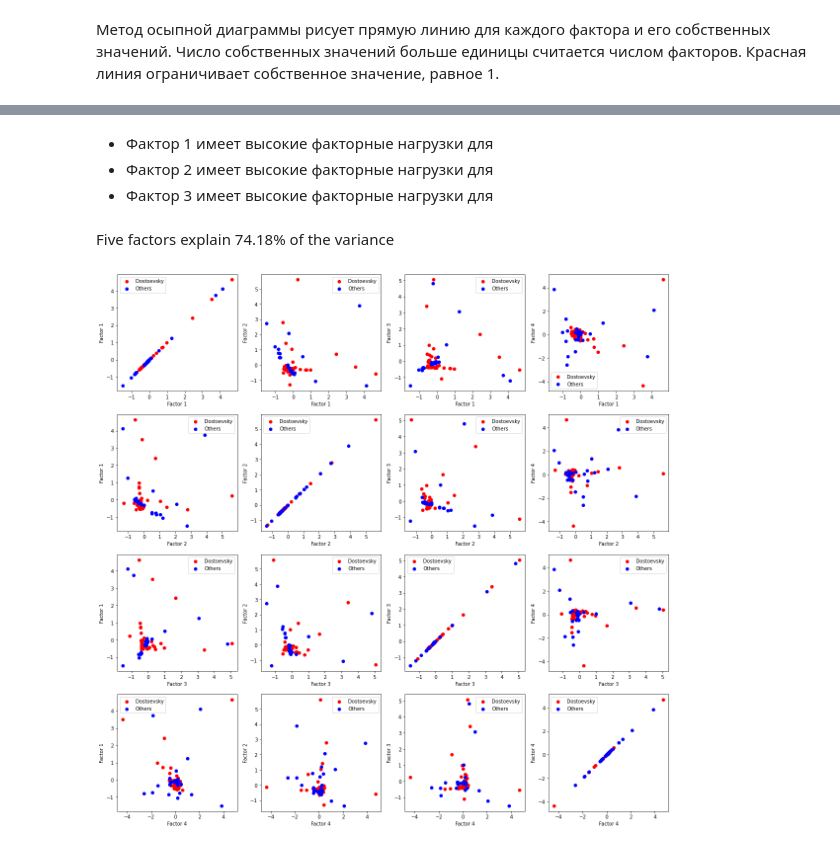
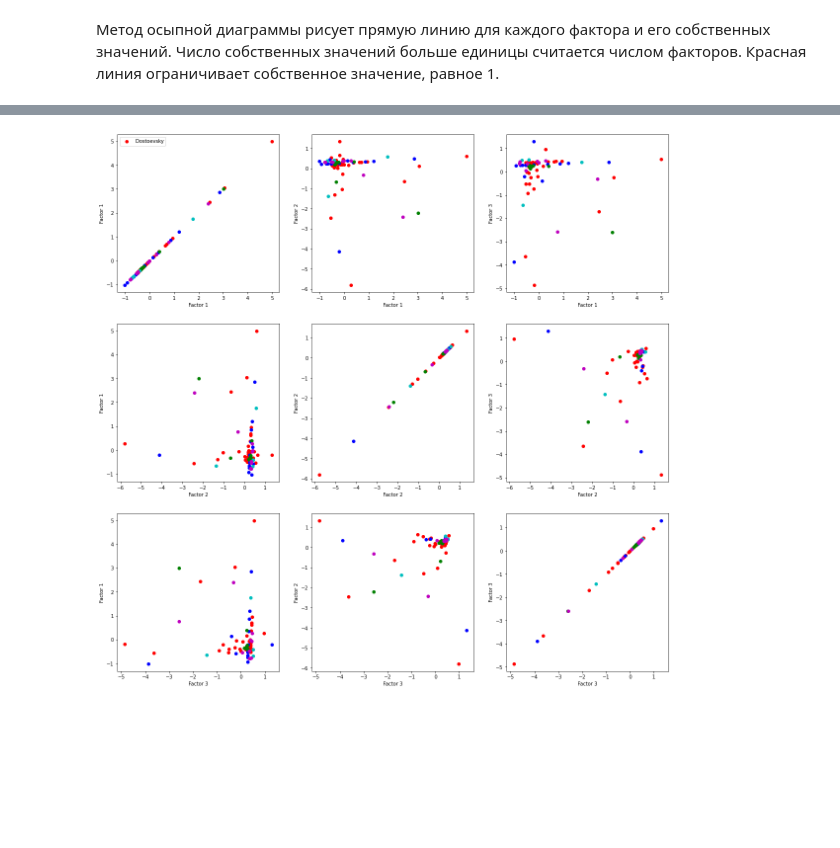
Before and after one commit to SvatLisov/factor_analysis_svm, a Jupyter notebook: FA_Common_Bigramm.ipynb, the cells around one changed output, grey strips where cells are left out. Cells and saved outputs as stored; diff of their text form; code cells hidden in the pictures; blank space fills up the shorter version.

```diff
--- a/FA_Common_Bigramm.ipynb
+++ b/FA_Common_Bigramm.ipynb
@@ -33,22 +27,20 @@ df.head()
 # %%
 import pandas as pd
 
-# Предположим, что ваш DataFrame называется df
 # Вычисляем дисперсии для каждой переменной
 variances = df.var()
-# нормально тесты при 60
-dis =65
+dis =25
 # Располагаем дисперсии в порядке убывания
 sorted_variances = variances.sort_values(ascending=False)
 
-# Получаем названия столбцов для первых 25 дисперсий
+# Получаем названия столбцов для первых дисперсий
 top_dis_columns = sorted_variances.head(dis).index.tolist()
 
-# Выводим первые 25 дисперсий
+# Выводим дисперсий
 print(f"Первые {dis} дисперсий в порядке убывания:")
 print(sorted_variances.head(dis))
 
-# Выводим названия столбцов для первых 25 дисперсий
+# Выводим названия столбцов для первых дисперсий
 print(f"\nНазвания столбцов для первых {dis} дисперсий:")
 print(top_dis_columns)
 # %% [output]
@@ -581,4 +217,0 @@ plt.show()
-# %% [markdown]
-- Фактор 1 имеет высокие факторные нагрузки для
-- Фактор 2 имеет высокие факторные нагрузки для
-- Фактор 3 имеет высокие факторные нагрузки для
@@ -587,44 +218,56 @@ pd.DataFrame(fa.get_factor_variance(), index=['SS Loadings','Proportion Var','Cu
-# %% [markdown]
-Five factors explain 74.18% of the variance
 # %%
 import pandas as pd
 import numpy as np
 import matplotlib.pyplot as plt
 from sklearn.decomposition import FactorAnalysis
 from sklearn.preprocessing import StandardScaler
 
+# Предположим, что индексы для разделения data2 заданы следующим образом
+indices_1 = [146, 151, 152, 180, 286, 287, 288, 289, 290, 308, 309, 310, 311, 312]  # Мещерского
+indices_2 = [24, 26, 37, 39, 237, 238, 239, 245, 246, 247, 248, 306]  # других авторов
+indices_3 = [89, 90, 177, 198]  # А.Григорьева
+indices_4 = [85, 116, 117, 125, 199, 292, 293, 294, 295, 296]  # Н.Н.Страхова
+
 # Разбиваем таблицу на две части
 data1 = new_df.head(48)
 data2 = new_df.tail(new_df.shape[0] - 48)
 
-# Производим факторный анализ
+# Производим факторный анализ для data1
 scaler = StandardScaler()
 data1_scaled = scaler.fit_transform(data1)
-data2_scaled = scaler.fit_transform(data2)
 
-fa = FactorAnalysis(n_components=4, rotation = 'varimax')
+fa = FactorAnalysis(n_components=3, rotation='varimax')
 fa.fit(data1_scaled)
 data1_factors = fa.transform(data1_scaled)
 
-fa.fit(data2_scaled)
-data2_factors = fa.transform(data2_scaled)
+# Инициализируем фигуру для построения графика
+fig, axs = plt.subplots(3, 3, figsize=(20, 20))
 
+# Цвета для различных поддатасетов data2
+colors = ['b', 'g', 'c', 'm']
 
-#И наконец, построим точечную диаграмму для всех возможных комбинаций факторов:
+# Добавляем точки для data1 на график
+for i in range(3):
+    for j in range(3):
+        axs[i, j].scatter(data1_factors[:, i], data1_factors[:, j], c='r', label='Dostoevsky' if i == 0 and j == 0 else "")
+        axs[i, j].set_xlabel(f'Factor {i + 1}')
+        axs[i, j].set_ylabel(f'Factor {j + 1}')
+        if i == 0 and j == 0:
+            axs[i, j].legend()
 
-fig, axs = plt.subplots(4, 4, figsize=(20, 20))
-
-for i in range(4):
-    for j in range(4):
-        axs[i, j].scatter(data1_factors[:, i], data1_factors[:, j], c='r', label='Dostoevsky')
-        axs[i, j].scatter(data2_factors[:, i], data2_factors[:, j], c='b', label='Others')
-        axs[i, j].set_xlabel(f'Factor {i+1}')
-        axs[i, j].set_ylabel(f'Factor {j+1}')
-        axs[i, j].legend()
+# Добавляем точки для каждого поддатасета data2 на график
+for k, indices in enumerate([indices_1, indices_2, indices_3, indices_4]):
+    data2_subset = data2.loc[indices]
+    if not data2_subset.empty:
+        data2_subset_scaled = scaler.fit_transform(data2_subset)
+        data2_subset_factors = fa.transform(data2_subset_scaled)
+        for i in range(3):
+            for j in range(3):
+                axs[i, j].scatter(data2_subset_factors[:, i], data2_subset_factors[:, j], c=colors[k], label=f'Others {k+1}' if i == 0 and j == 0 else "")
 
 plt.show()
 # %% [output]
-[figure, old version]
+[figure, new version]
 # %%
 import pandas as pd
 import numpy as np
```
Also changed, not shown: parts of 48 cells of this notebook, 2 other files.
